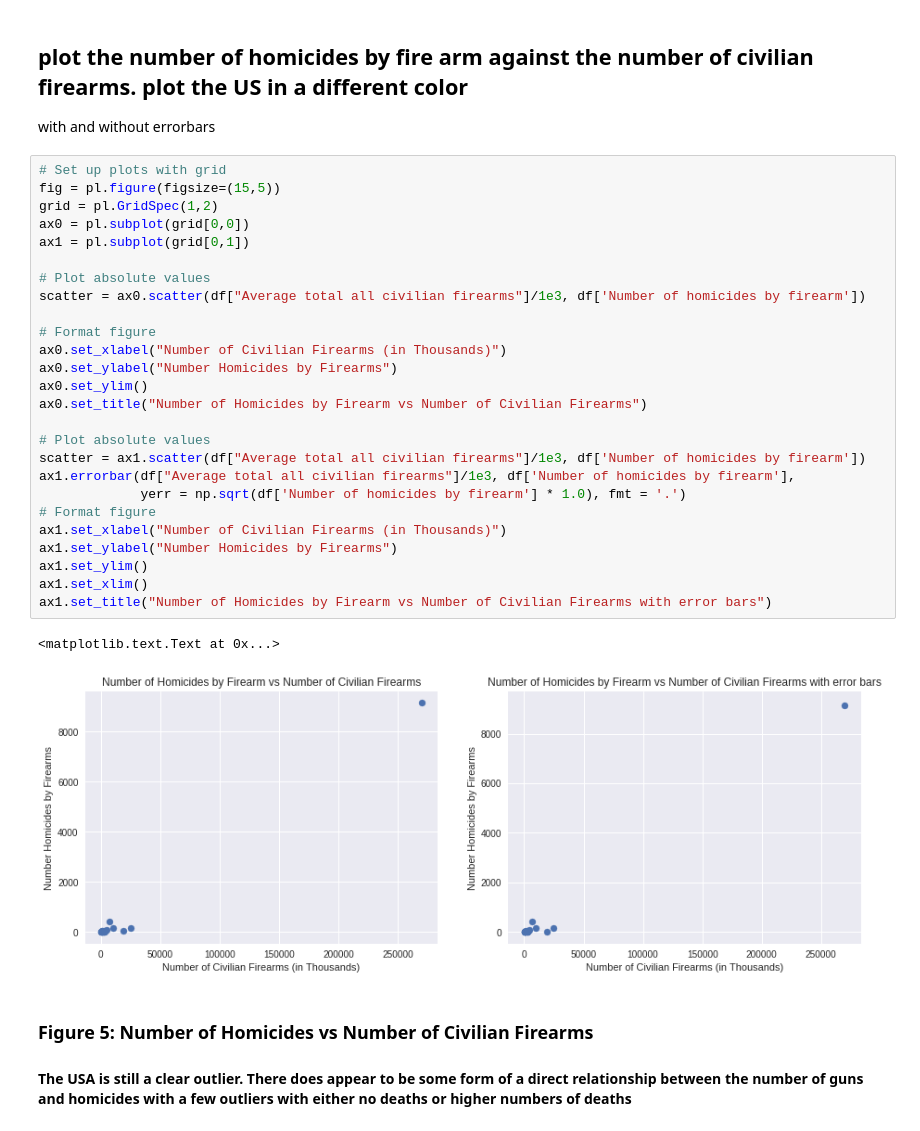
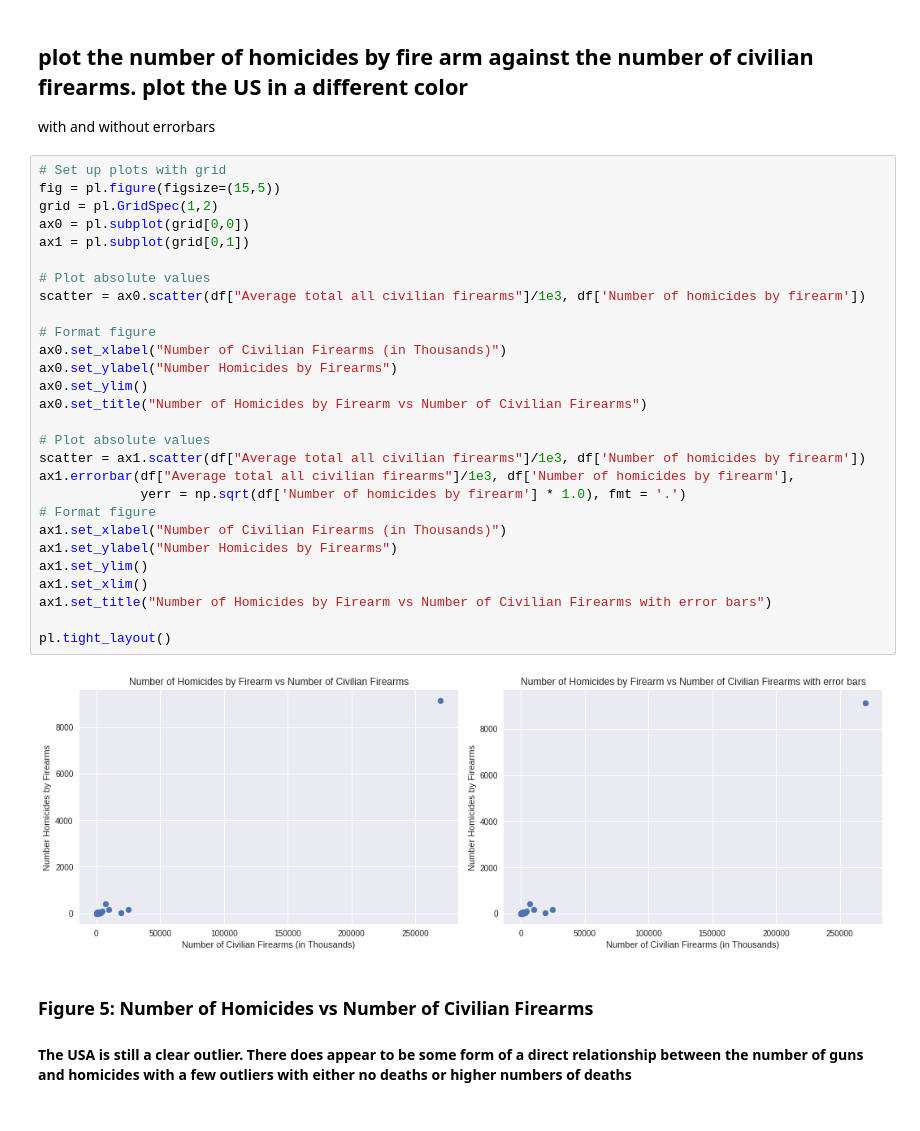
Before and after one commit to andrewnell/PUI2017_adn323, a Jupyter notebook: HW5_adn323/Assignment3_adn323.ipynb, the cells around one changed output. Saved outputs shown, nothing was run; the diff lists cells and outputs as text.

```diff
--- a/HW5_adn323/Assignment3_adn323.ipynb
+++ b/HW5_adn323/Assignment3_adn323.ipynb
@@ -366,32 +368,33 @@ with and without errorbars
 # %%
 # Set up plots with grid
 fig = pl.figure(figsize=(15,5))
 grid = pl.GridSpec(1,2)
 ax0 = pl.subplot(grid[0,0])
 ax1 = pl.subplot(grid[0,1])
 
 # Plot absolute values
 scatter = ax0.scatter(df["Average total all civilian firearms"]/1e3, df['Number of homicides by firearm'])
 
 # Format figure
 ax0.set_xlabel("Number of Civilian Firearms (in Thousands)")
 ax0.set_ylabel("Number Homicides by Firearms")
 ax0.set_ylim()
 ax0.set_title("Number of Homicides by Firearm vs Number of Civilian Firearms")
 
 # Plot absolute values
 scatter = ax1.scatter(df["Average total all civilian firearms"]/1e3, df['Number of homicides by firearm'])
 ax1.errorbar(df["Average total all civilian firearms"]/1e3, df['Number of homicides by firearm'],
              yerr = np.sqrt(df['Number of homicides by firearm'] * 1.0), fmt = '.')
 # Format figure
 ax1.set_xlabel("Number of Civilian Firearms (in Thousands)")
 ax1.set_ylabel("Number Homicides by Firearms")
 ax1.set_ylim()
 ax1.set_xlim()
 ax1.set_title("Number of Homicides by Firearm vs Number of Civilian Firearms with error bars")
+
+pl.tight_layout()
 # %% [output]
-<matplotlib.text.Text at 0x...>
-[figure, old version]
+[figure, new version]
 # %% [markdown]
 ### Figure 5: Number of Homicides vs Number of Civilian Firearms
 #### The USA is still a clear outlier. There does appear to be some form of a direct relationship between the number of guns and homicides with a few outliers with either no deaths or higher numbers of deaths
```
Also changed, not shown: parts of 5 cells of this notebook.
